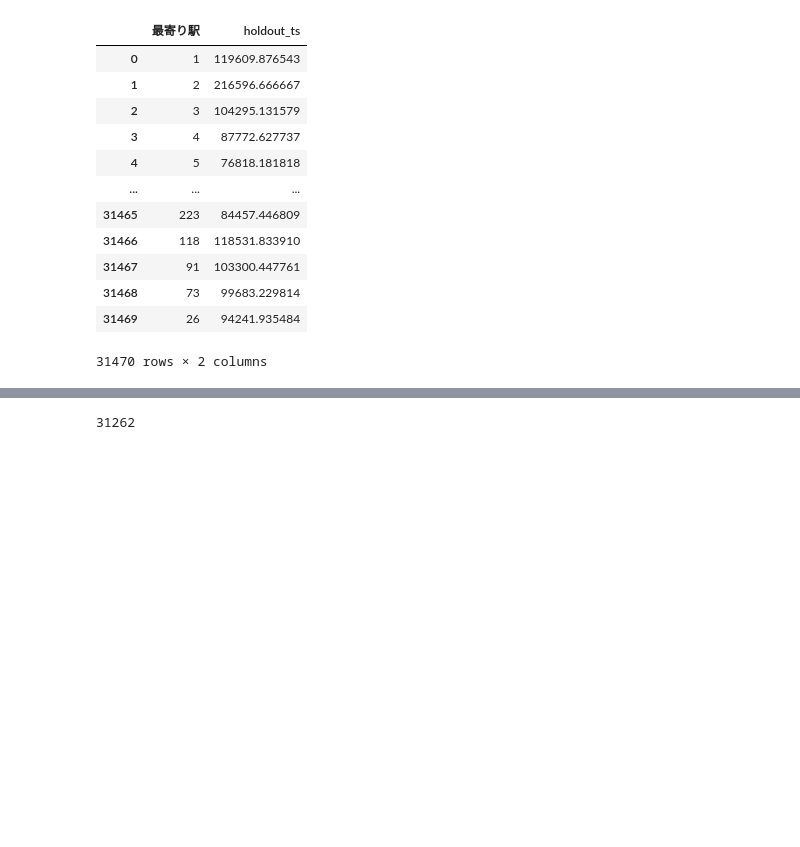
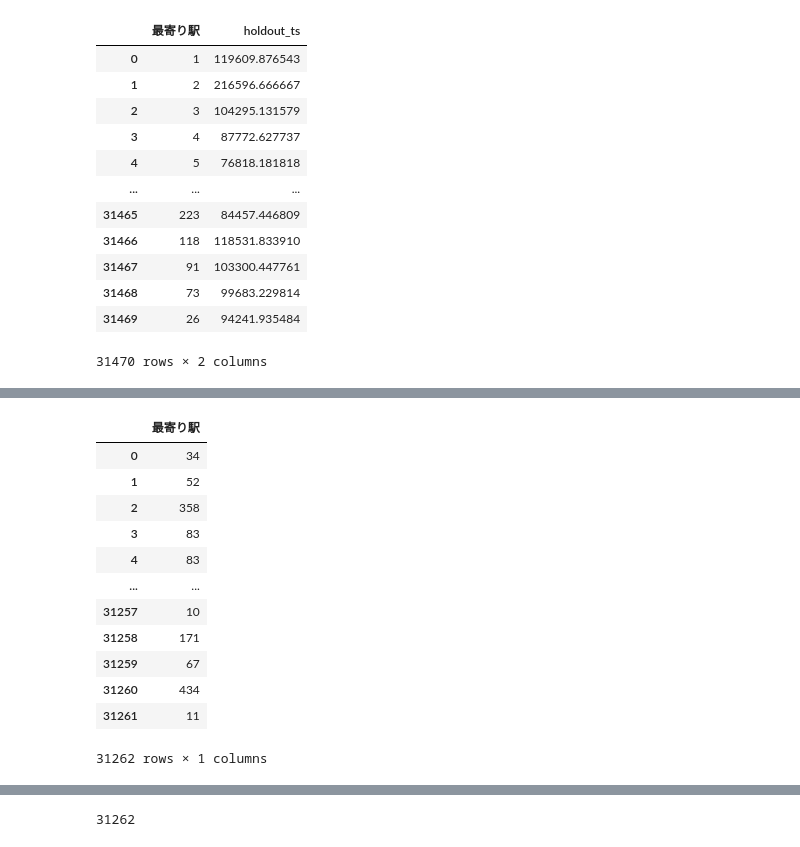
Before and after one commit to kyotoman-koshida/mynabi, a Jupyter notebook: notebooks/target_encoding.ipynb, the cells around one changed output, grey strips where cells are left out. Cells and saved outputs as stored; diff of their text form; code cells hidden in the pictures; blank space fills up the shorter version.

```diff
--- a/notebooks/target_encoding.ipynb
+++ b/notebooks/target_encoding.ipynb
@@ -188,2 +206,18 @@ stations_te
+# %%
+test_stations
+# %% [output]
+|  | 最寄り駅 |
+| 0 | 34 |
+| 1 | 52 |
+| 2 | 358 |
+| 3 | 83 |
+| 4 | 83 |
+| ... | ... |
+| 31257 | 10 |
+| 31258 | 171 |
+| 31259 | 67 |
+| 31260 | 434 |
+| 31261 | 11 |
+31262 rows × 1 columns
 # %%
 test_stations = pd.read_csv('../data/test_data/test_stations.csv')
```
Also changed, not shown: parts of 13 cells of this notebook, 3 other files.
